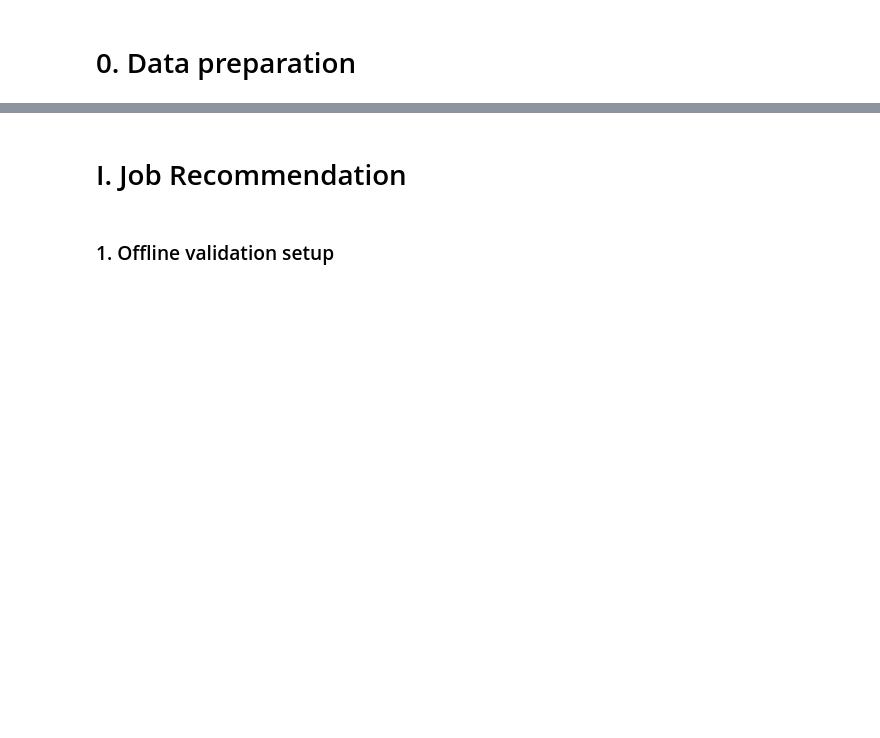
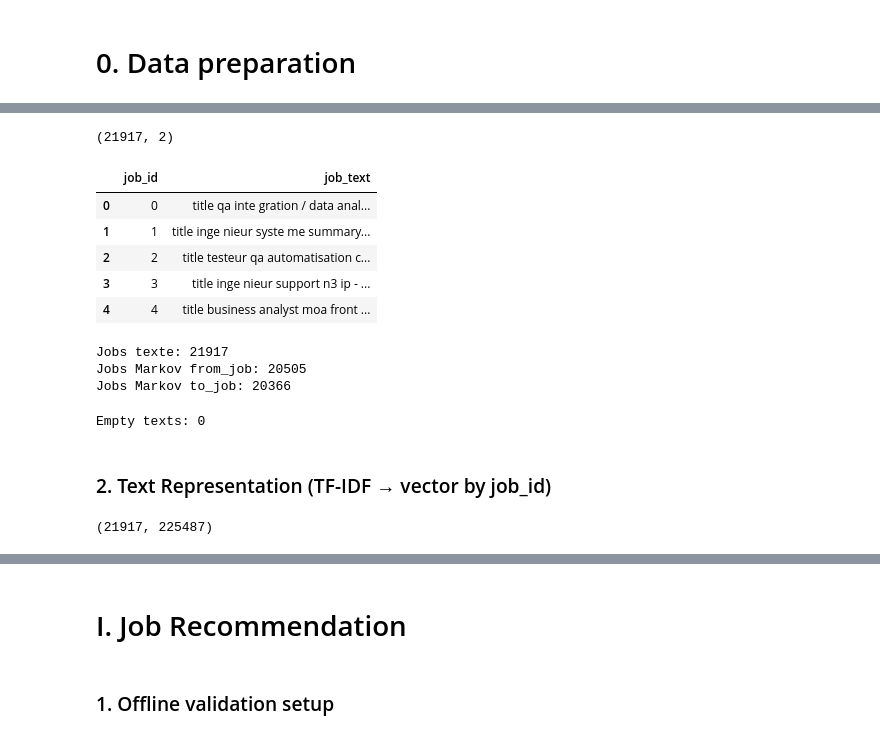
Before and after one commit to nicotranfr/ens_data_challenge_job_recommandation, a Jupyter notebook: predicting_action_and_job (hybrid markov + text).ipynb, the cells around one changed output, grey strips where cells are left out. Drawn from its saved outputs; the diff is of its cells as text; code cells hidden in the pictures; blank space fills up the shorter version.

```diff
--- a/predicting_action_and_job.ipynb
+++ b/predicting_action_and_job (hybrid markov + text).ipynb
@@ -12,0 +127,26 @@ from collections import defaultdict
+# %%
+jobs_df["job_text"] = jobs_df["job_text_raw"].map(clean_text)
+jobs_df = jobs_df[["job_id", "job_text"]]
+
+print(jobs_df.shape)
+jobs_df.head()
+# %% [output]
+(21917, 2)
+|  | job_id | job_text |
+| 0 | 0 | title qa inte gration / data anal... |
+| 1 | 1 | title inge nieur syste me summary... |
+| 2 | 2 | title testeur qa automatisation c... |
+| 3 | 3 | title inge nieur support n3 ip - ... |
+| 4 | 4 | title business analyst moa front ... |
+# %%
+print("Jobs texte:", jobs_df["job_id"].nunique())
+print("Jobs Markov from_job:", trans_df["from_job"].nunique())
+print("Jobs Markov to_job:", trans_df["to_job"].nunique())
+# %% [output]
+Jobs texte: 21917
+Jobs Markov from_job: 20505
+Jobs Markov to_job: 20366
+# %%
+print("Empty texts:", (jobs_df["job_text"].str.len() == 0).sum())
+# %% [output]
+Empty texts: 0
@@ -12,0 +155,32 @@ from collections import defaultdict
+# %% [markdown]
+### 2. Text Representation (TF-IDF → vector by job_id)
+# %%
+def build_tfidf(
+    jobs_df: pd.DataFrame,
+    min_df: int = 3,
+    max_features: int = None,
+    ngram_range: Tuple[int, int] = (1, 2),
+) -> Tuple[TfidfVectorizer, np.ndarray, List[int]]:
+    """
+    Returns:
+      - fitted vectorizer
+      - tfidf_matrix (sparse)
+      - job_ids aligned with matrix rows
+    """
+    job_ids = jobs_df["job_id"].astype(int).tolist()
+    texts = jobs_df["job_text"].fillna("").tolist()
+
+    vectorizer = TfidfVectorizer(
+        min_df=min_df,
+        max_features=max_features,
+        ngram_range=ngram_range,
+        strip_accents="unicode",
+    )
+    tfidf_matrix = vectorizer.fit_transform(texts)
+    return vectorizer, tfidf_matrix, job_ids
+
+
+vectorizer, tfidf_matrix, tfidf_job_ids = build_tfidf(jobs_df)
+print(tfidf_matrix.shape)
+# %% [output]
+(21917, 225487)
```
Also changed, not shown: parts of 38 cells of this notebook, 2 other files.
